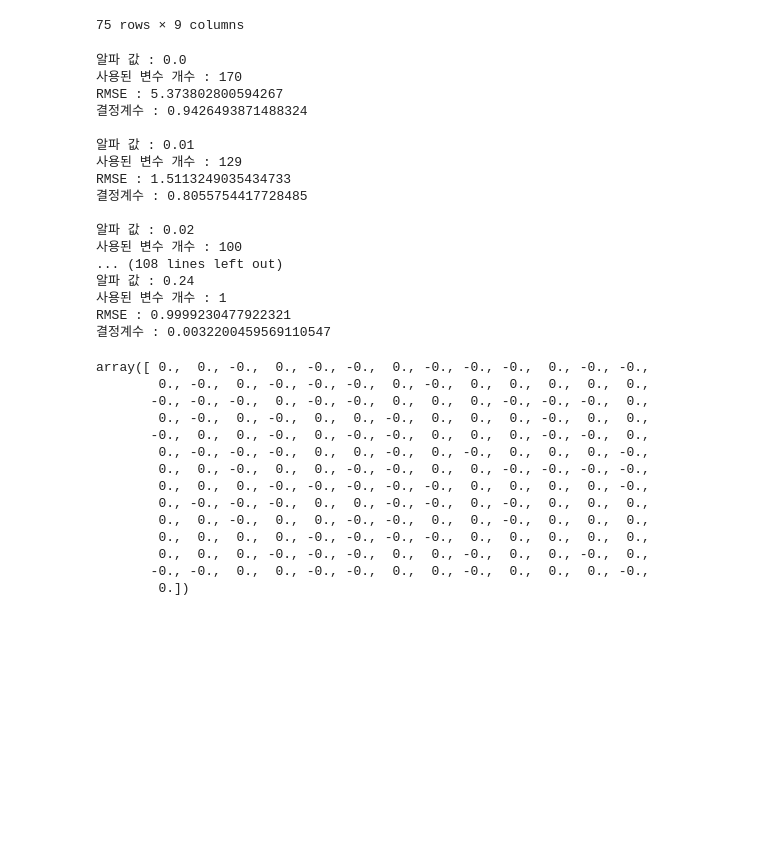
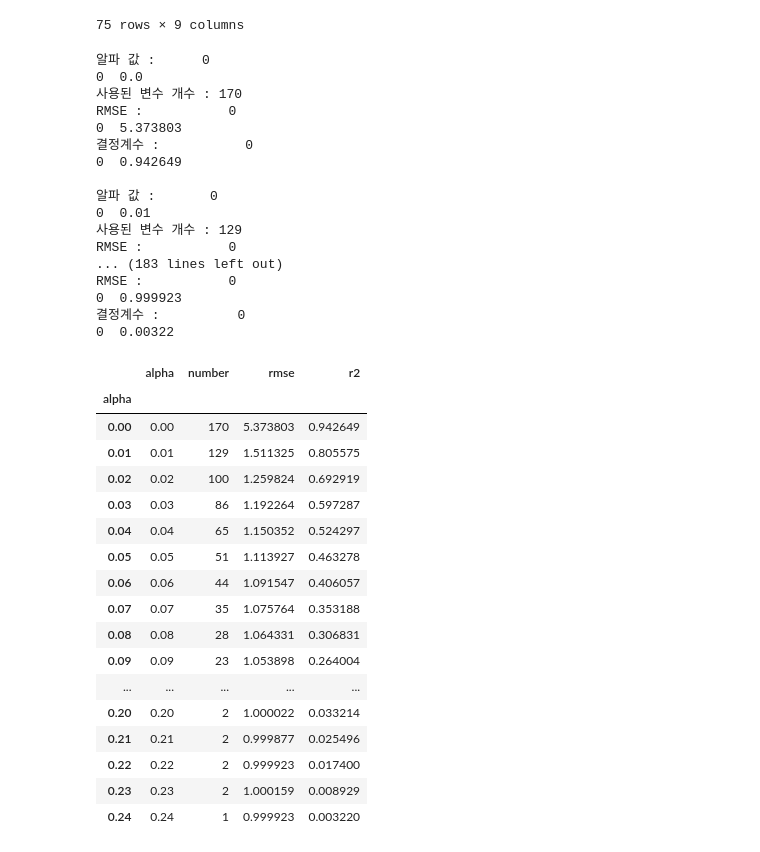
Before and after one commit to Ash-Stat/An-Si-Hyun, a Jupyter notebook: 데마실습과제1주차.ipynb, the cells around one changed output. Drawn from its saved outputs; the diff is of its cells as text; code cells hidden in the pictures; blank space fills up the shorter version.

```diff
--- a/데마실습과제1주차.ipynb
+++ b/데마실습과제1주차.ipynb
@@ -334,6 +334,7 @@ step1
 | 21 | -0.370 | -0.042 | 0.324 | 0.391 | 0.458 | -0.359 | -0.376 | -0.020 | -0.893 |
 75 rows × 9 columns
 # %%
+lasso_set=pd.DataFrame()
 for alpha_value in np.arange(0, 1.01, 0.01):
   alpha_value=alpha_value
   lasso=Lasso(alpha= alpha_value)
@@ -345,46 +346,59 @@ for alpha_value in np.arange(0, 1.01, 0.01):
     lasso_rmse=np.sqrt(np.mean((test_set['target1'] - lasso_predict) ** 2 ))
     lasso_a=alpha_value
     lasso_r2=lasso.score(data2.drop(['target1'],axis=1), data2['target1'])
+    lasso_var=pd.DataFrame([np.sum(lasso.coef_ != 0)])
+    lasso_rmse = pd.DataFrame([lasso_rmse])
+    lasso_r2 =pd.DataFrame([lasso_r2])
+    lasso_a = pd.DataFrame([lasso_a])
+    lasso_set0 = pd.concat([lasso_a,lasso_var,lasso_rmse,lasso_r2],axis=1)
+    lasso_set=pd.concat([lasso_set,lasso_set0],axis=0)
+    lasso_set0=pd.DataFrame()
     print('알파 값 :',str(lasso_a))
     print('사용된 변수 개수 :', str(np.sum(lasso.coef_ != 0)))
     print('RMSE :',str(lasso_rmse))
     print('결정계수 :',str(lasso_r2))
     print()
 # %% [output]
-알파 값 : 0.0
+알파 값 :      0
+0  0.0
 사용된 변수 개수 : 170
-RMSE : 5.373802800594267
-결정계수 : 0.9426493871488324
+RMSE :           0
+0  5.373803
+결정계수 :           0
+0  0.942649
 
-알파 값 : 0.01
+알파 값 :       0
+0  0.01
 사용된 변수 개수 : 129
-RMSE : 1.5113249035434733
-결정계수 : 0.8055754417728485
-
-알파 값 : 0.02
-사용된 변수 개수 : 100
-... (108 lines left out)
-알파 값 : 0.24
-사용된 변수 개수 : 1
-RMSE : 0.9999230477922321
-결정계수 : 0.0032200459569110547
+RMSE :           0
+... (183 lines left out)
+RMSE :           0
+0  0.999923
+결정계수 :          0
+0  0.00322
-# %%
-lasso.coef_
-# %% [output]
-array([ 0.,  0., -0.,  0., -0., -0.,  0., -0., -0., -0.,  0., -0., -0.,
-        0., -0.,  0., -0., -0., -0.,  0., -0.,  0.,  0.,  0.,  0.,  0.,
-       -0., -0., -0.,  0., -0., -0.,  0.,  0.,  0., -0., -0., -0.,  0.,
-        0., -0.,  0., -0.,  0.,  0., -0.,  0.,  0.,  0., -0.,  0.,  0.,
-       -0.,  0.,  0., -0.,  0., -0., -0.,  0.,  0.,  0., -0., -0.,  0.,
-        0., -0., -0., -0.,  0.,  0., -0.,  0., -0.,  0.,  0.,  0., -0.,
-        0.,  0., -0.,  0.,  0., -0., -0.,  0.,  0., -0., -0., -0., -0.,
-        0.,  0.,  0., -0., -0., -0., -0., -0.,  0.,  0.,  0.,  0., -0.,
-        0., -0., -0., -0.,  0.,  0., -0., -0.,  0., -0.,  0.,  0.,  0.,
-        0.,  0., -0.,  0.,  0., -0., -0.,  0.,  0., -0.,  0.,  0.,  0.,
-        0.,  0.,  0.,  0., -0., -0., -0., -0.,  0.,  0.,  0.,  0.,  0.,
-        0.,  0.,  0., -0., -0., -0.,  0.,  0., -0.,  0.,  0., -0.,  0.,
-       -0., -0.,  0.,  0., -0., -0.,  0.,  0., -0.,  0.,  0.,  0., -0.,
-        0.])
+# %%
+lasso_set.columns=['alpha','number','rmse','r2']
+lasso_set.index=lasso_set['alpha']
+lasso_set
+# %% [output]
+|  | alpha | number | rmse | r2 |
+| alpha |  |  |  |  |
+| 0.00 | 0.00 | 170 | 5.373803 | 0.942649 |
+| 0.01 | 0.01 | 129 | 1.511325 | 0.805575 |
+| 0.02 | 0.02 | 100 | 1.259824 | 0.692919 |
+| 0.03 | 0.03 | 86 | 1.192264 | 0.597287 |
+| 0.04 | 0.04 | 65 | 1.150352 | 0.524297 |
+| 0.05 | 0.05 | 51 | 1.113927 | 0.463278 |
+| 0.06 | 0.06 | 44 | 1.091547 | 0.406057 |
+| 0.07 | 0.07 | 35 | 1.075764 | 0.353188 |
+| 0.08 | 0.08 | 28 | 1.064331 | 0.306831 |
+| 0.09 | 0.09 | 23 | 1.053898 | 0.264004 |
+| ... | ... | ... | ... | ... |
+| 0.20 | 0.20 | 2 | 1.000022 | 0.033214 |
+| 0.21 | 0.21 | 2 | 0.999877 | 0.025496 |
+| 0.22 | 0.22 | 2 | 0.999923 | 0.017400 |
+| 0.23 | 0.23 | 2 | 1.000159 | 0.008929 |
+| 0.24 | 0.24 | 1 | 0.999923 | 0.003220 |
 # %%
 elastic_set=pd.DataFrame()
 for alpha_value in np.arange(0, 1.01, 0.01):
```
Also changed, not shown: parts of 17 cells of this notebook.
